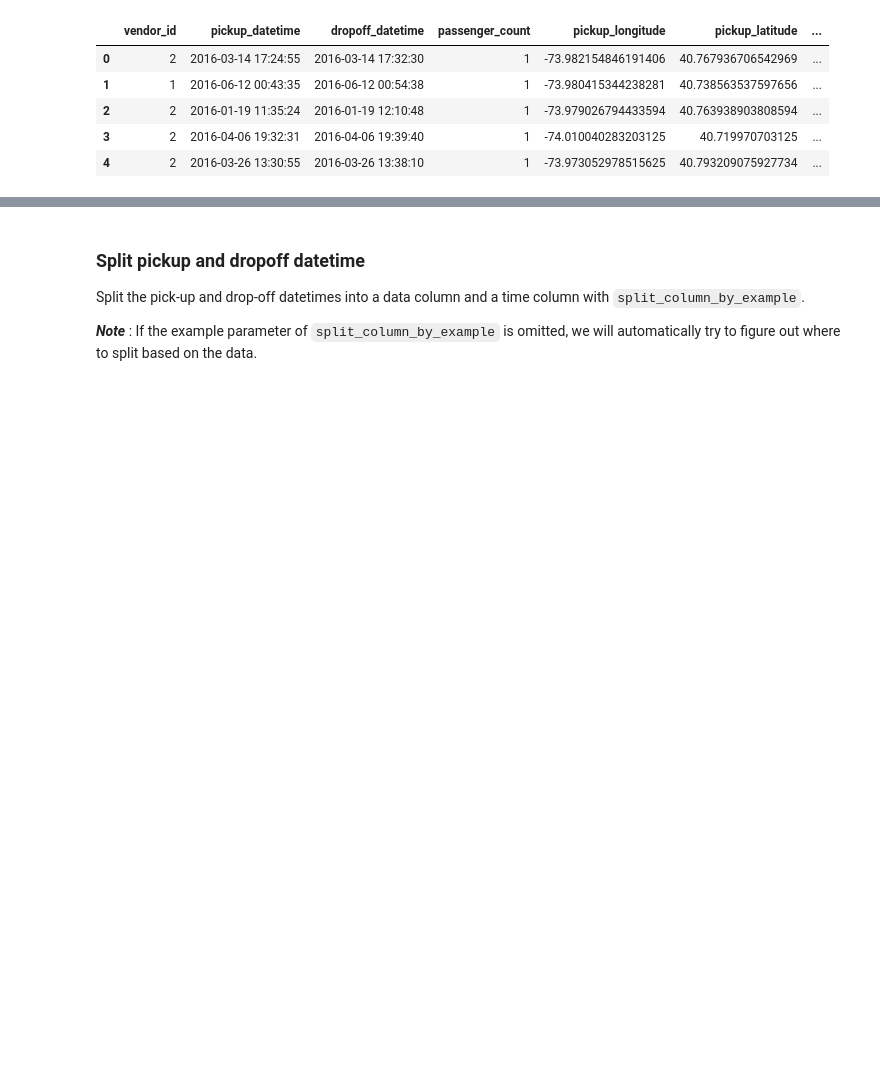
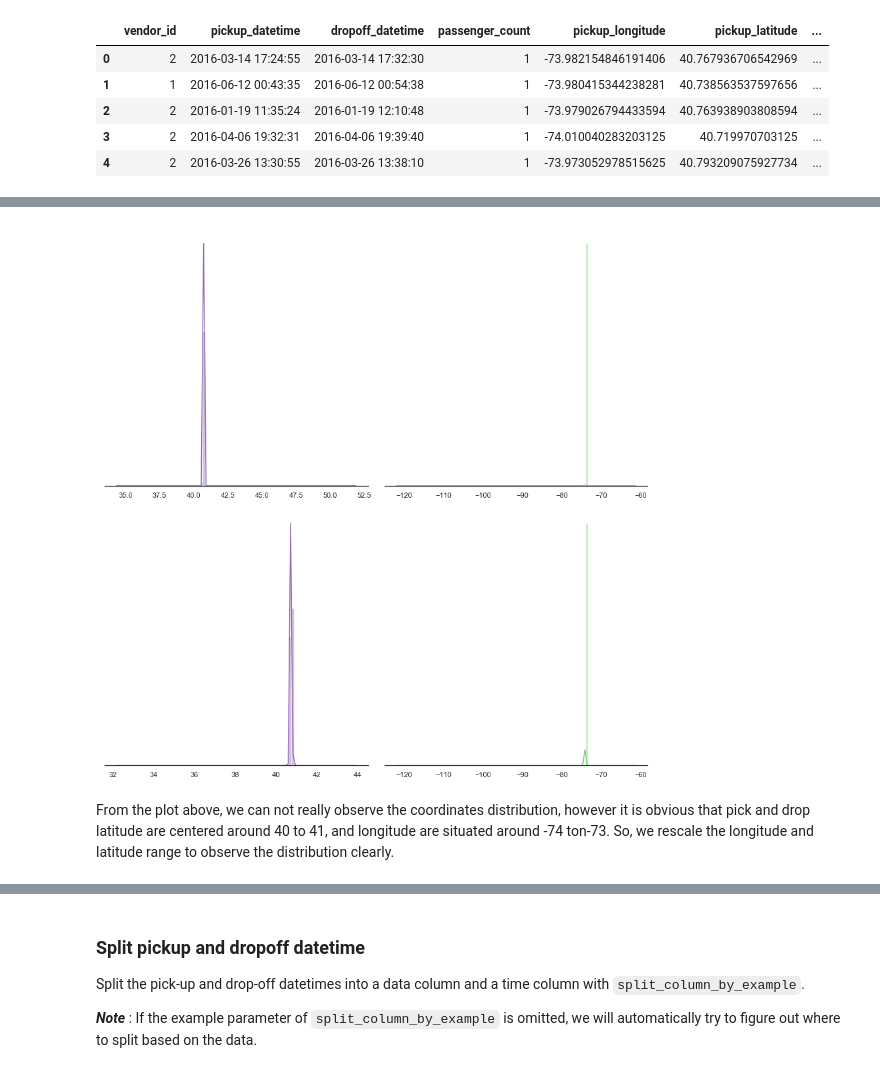
Before and after one commit to tikyau/Demo-Azure-Machine-Learning-SDKs, a Jupyter notebook: Data preparation.ipynb, the cells around one changed output, grey strips where cells are left out. Drawn from its saved outputs; the diff is of its cells as text; code cells hidden in the pictures; blank space fills up the shorter version.

```diff
--- a/Data preparation.ipynb
+++ b/Data preparation.ipynb
@@ -135,0 +139,18 @@ dataflow.keep_columns(columns=[
+# %%
+# change dataflow to dataframe
+df_tmp = dataflow.to_pandas_dataframe()
+# %%
+sns.set(style="white", palette="muted", color_codes=True)
+f, axes = plt.subplots(2,2,figsize=(12, 12), sharex=False, sharey = False)
+sns.despine(left=True)
+sns.distplot(df_tmp['pickup_latitude'].values, label = 'pickup_latitude',color="m", bins = 100, ax=axes[0,0])
+sns.distplot(df_tmp['pickup_longitude'].values, label = 'pickup_longitude',color="g", bins =100, ax=axes[0,1])
+sns.distplot(df_tmp['dropoff_latitude'].values, label = 'dropoff_latitude',color="m", bins =100, ax=axes[1,0])
+sns.distplot(df_tmp['dropoff_longitude'].values, label = 'dropoff_longitude',color="g", bins =100, ax=axes[1,1])
+plt.setp(axes, yticks=[])
+plt.tight_layout()
+plt.show()
+# %% [output]
+[figure, added]
+# %% [markdown]
+From the plot above, we can not really observe the coordinates distribution, however it is obvious that pick and drop latitude are centered around 40 to 41, and longitude are situated around -74 ton-73. So, we rescale the longitude and latitude range to observe the distribution clearly.
```
Also changed, not shown: parts of 16 cells of this notebook.
